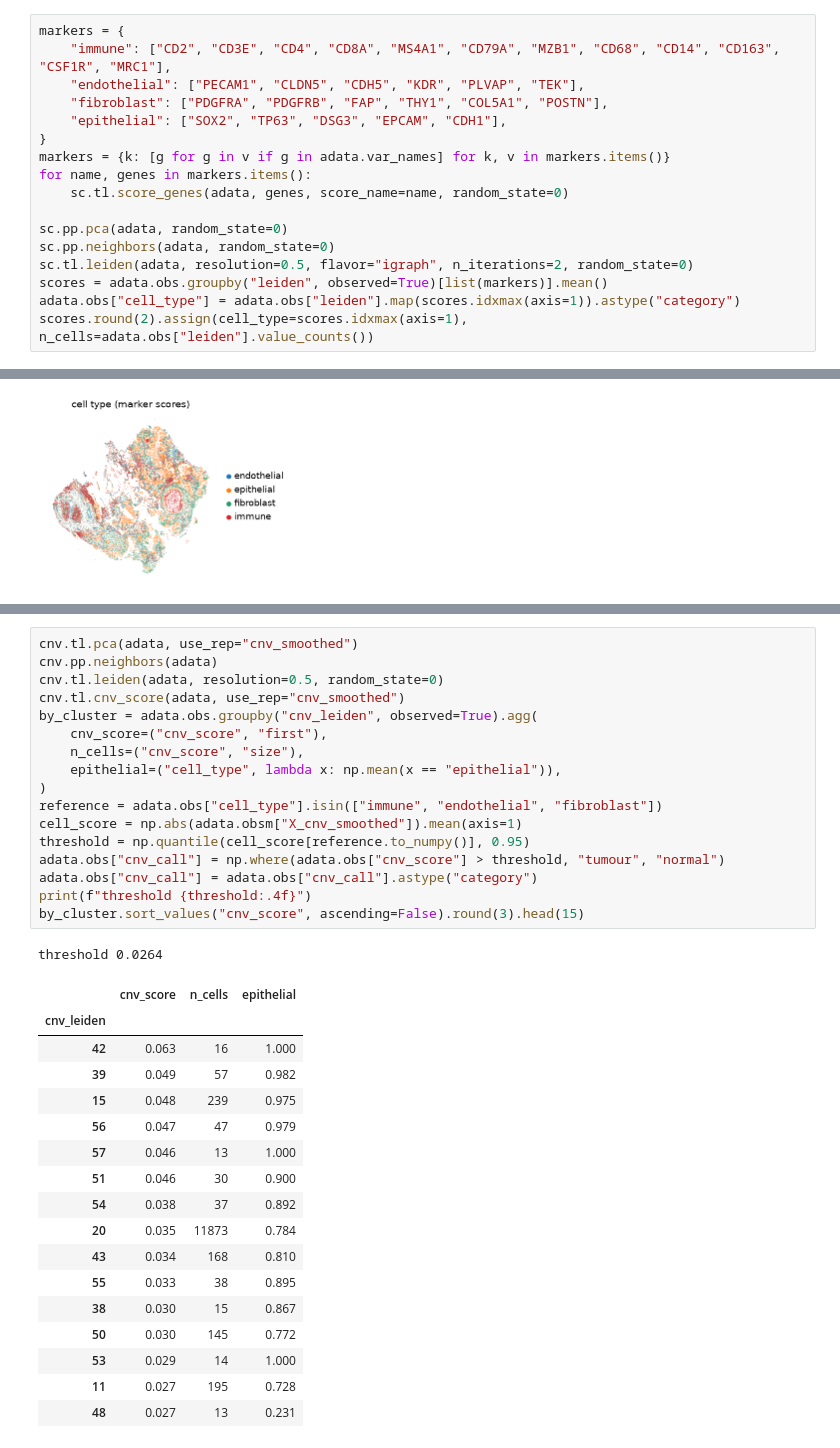
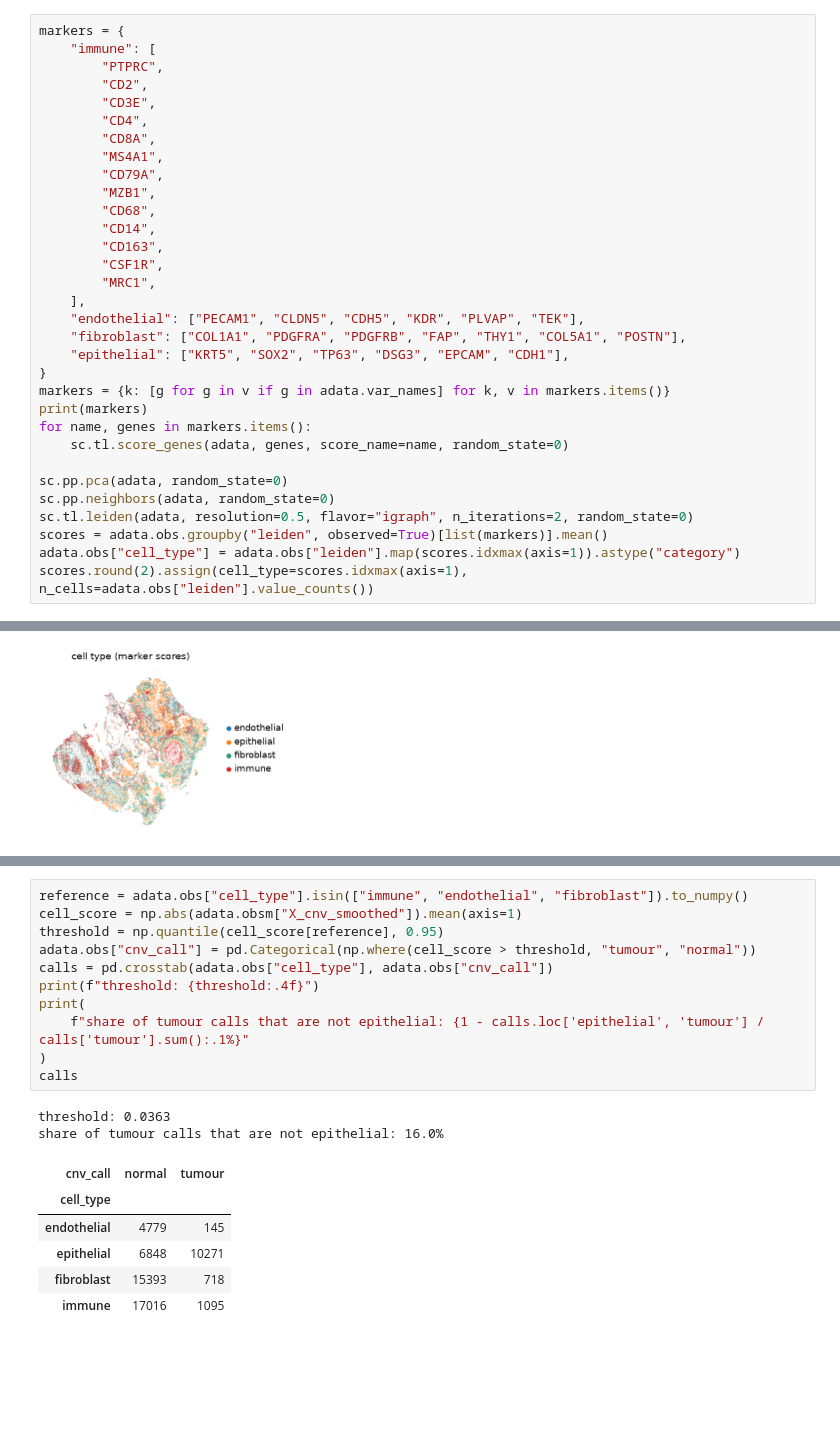
Before and after one commit to icbi-lab/infercnvpy, a Jupyter notebook: docs/notebooks/spatial_xenium.ipynb, the cells around one changed output, grey strips where cells are left out. Saved outputs shown, nothing was run; the diff lists cells and outputs as text; blank space fills up the shorter version.

```diff
--- a/docs/notebooks/spatial_xenium.ipynb
+++ b/docs/notebooks/spatial_xenium.ipynb
@@ -96,11 +94,26 @@ reference; the epithelial cells contain the tumour.
 # %%
 markers = {
-    "immune": ["CD2", "CD3E", "CD4", "CD8A", "MS4A1", "CD79A", "MZB1", "CD68", "CD14", "CD163", "CSF1R", "MRC1"],
+    "immune": [
+        "PTPRC",
+        "CD2",
+        "CD3E",
+        "CD4",
+        "CD8A",
+        "MS4A1",
+        "CD79A",
+        "MZB1",
+        "CD68",
+        "CD14",
+        "CD163",
+        "CSF1R",
+        "MRC1",
+    ],
     "endothelial": ["PECAM1", "CLDN5", "CDH5", "KDR", "PLVAP", "TEK"],
-    "fibroblast": ["PDGFRA", "PDGFRB", "FAP", "THY1", "COL5A1", "POSTN"],
-    "epithelial": ["SOX2", "TP63", "DSG3", "EPCAM", "CDH1"],
+    "fibroblast": ["COL1A1", "PDGFRA", "PDGFRB", "FAP", "THY1", "COL5A1", "POSTN"],
+    "epithelial": ["KRT5", "SOX2", "TP63", "DSG3", "EPCAM", "CDH1"],
 }
 markers = {k: [g for g in v if g in adata.var_names] for k, v in markers.items()}
+print(markers)
 for name, genes in markers.items():
     sc.tl.score_genes(adata, genes, score_name=name, random_state=0)
 
@@ -196,37 +218,21 @@ tumour when their score is above the 95th percentile of the per-cell scores of t
 # %%
-cnv.tl.pca(adata, use_rep="cnv_smoothed")
-cnv.pp.neighbors(adata)
-cnv.tl.leiden(adata, resolution=0.5, random_state=0)
-cnv.tl.cnv_score(adata, use_rep="cnv_smoothed")
-by_cluster = adata.obs.groupby("cnv_leiden", observed=True).agg(
-    cnv_score=("cnv_score", "first"),
-    n_cells=("cnv_score", "size"),
-    epithelial=("cell_type", lambda x: np.mean(x == "epithelial")),
+reference = adata.obs["cell_type"].isin(["immune", "endothelial", "fibroblast"]).to_numpy()
+cell_score = np.abs(adata.obsm["X_cnv_smoothed"]).mean(axis=1)
+threshold = np.quantile(cell_score[reference], 0.95)
+adata.obs["cnv_call"] = pd.Categorical(np.where(cell_score > threshold, "tumour", "normal"))
+calls = pd.crosstab(adata.obs["cell_type"], adata.obs["cnv_call"])
+print(f"threshold: {threshold:.4f}")
+print(
+    f"share of tumour calls that are not epithelial: {1 - calls.loc['epithelial', 'tumour'] / calls['tumour'].sum():.1%}"
 )
-reference = adata.obs["cell_type"].isin(["immune", "endothelial", "fibroblast"])
-cell_score = np.abs(adata.obsm["X_cnv_smoothed"]).mean(axis=1)
-threshold = np.quantile(cell_score[reference.to_numpy()], 0.95)
-adata.obs["cnv_call"] = np.where(adata.obs["cnv_score"] > threshold, "tumour", "normal")
-adata.obs["cnv_call"] = adata.obs["cnv_call"].astype("category")
-print(f"threshold {threshold:.4f}")
-by_cluster.sort_values("cnv_score", ascending=False).round(3).head(15)
+calls
 # %% [output]
-threshold 0.0264
+threshold: 0.0363
+share of tumour calls that are not epithelial: 16.0%
-|  | cnv_score | n_cells | epithelial |
-| cnv_leiden |  |  |  |
-| 42 | 0.063 | 16 | 1.000 |
-| 39 | 0.049 | 57 | 0.982 |
-| 15 | 0.048 | 239 | 0.975 |
-| 56 | 0.047 | 47 | 0.979 |
-| 57 | 0.046 | 13 | 1.000 |
-| 51 | 0.046 | 30 | 0.900 |
-| 54 | 0.038 | 37 | 0.892 |
-| 20 | 0.035 | 11873 | 0.784 |
-| 43 | 0.034 | 168 | 0.810 |
-| 55 | 0.033 | 38 | 0.895 |
-| 38 | 0.030 | 15 | 0.867 |
-| 50 | 0.030 | 145 | 0.772 |
-| 53 | 0.029 | 14 | 1.000 |
-| 11 | 0.027 | 195 | 0.728 |
-| 48 | 0.027 | 13 | 0.231 |
+| cnv_call | normal | tumour |
+| cell_type |  |  |
+| endothelial | 4779 | 145 |
+| epithelial | 6848 | 10271 |
+| fibroblast | 15393 | 718 |
+| immune | 17016 | 1095 |
 # %% [markdown]
```
Also changed, not shown: parts of 25 cells of this notebook.
